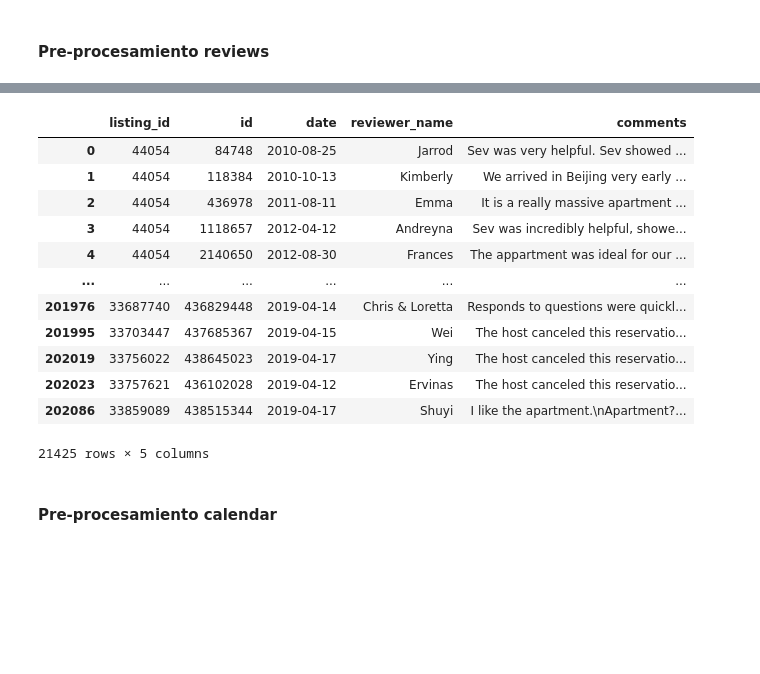
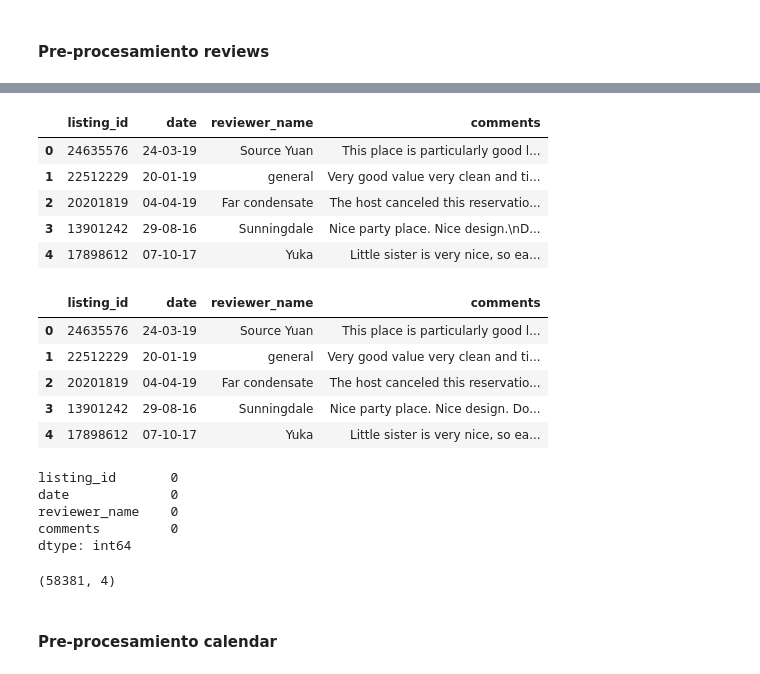
Before and after one commit to imcvis/Proyecto-Base-de-Datos, a Jupyter notebook: Pre-procesamiento.ipynb, the cells around one changed output, grey strips where cells are left out. Drawn from its saved outputs; the diff is of its cells as text; code cells hidden in the pictures; blank space fills up the shorter version.

```diff
--- a/Pre-procesamiento.ipynb
+++ b/Pre-procesamiento.ipynb
@@ -57,0 +140,2 @@ for x in reviews.listing_id.array:
+# %%
+reviews = pd.read_csv("reviews_final2.csv") #traducido
@@ -58,17 +151,13 @@ for x in reviews.listing_id.array:
+# %%
+reviews=reviews.drop(['reviewer_name','comments'], axis=1)
+reviews.rename(columns={'Unnamed: 4': 'reviewer_name', 'Unnamed: 5':'comments'}, inplace=True)
 # %%
-reviews
+reviews.head(5)
 # %% [output]
-|  | listing_id | id | date | reviewer_name | comments |
-| 0 | 44054 | 84748 | 2010-08-25 | Jarrod | Sev was very helpful. Sev showed ... |
-| 1 | 44054 | 118384 | 2010-10-13 | Kimberly | We arrived in Beijing very early ... |
-| 2 | 44054 | 436978 | 2011-08-11 | Emma | It is a really massive apartment ... |
-| 3 | 44054 | 1118657 | 2012-04-12 | Andreyna | Sev was incredibly helpful, showe... |
-| 4 | 44054 | 2140650 | 2012-08-30 | Frances | The appartment was ideal for our ... |
-| ... | ... | ... | ... | ... | ... |
-| 201976 | 33687740 | 436829448 | 2019-04-14 | Chris & Loretta | Responds to questions were quickl... |
-| 201995 | 33703447 | 437685367 | 2019-04-15 | Wei | The host canceled this reservatio... |
-| 202019 | 33756022 | 438645023 | 2019-04-17 | Ying | The host canceled this reservatio... |
-| 202023 | 33757621 | 436102028 | 2019-04-12 | Ervinas | The host canceled this reservatio... |
-| 202086 | 33859089 | 438515344 | 2019-04-17 | Shuyi | I like the apartment.\nApartment?... |
+|  | listing_id | date | reviewer_name | comments |
+| 0 | 24635576 | 24-03-19 | Source Yuan | This place is particularly good l... |
+| 1 | 22512229 | 20-01-19 | general | Very good value very clean and ti... |
+| 2 | 20201819 | 04-04-19 | Far condensate | The host canceled this reservatio... |
+| 3 | 13901242 | 29-08-16 | Sunningdale | Nice party place. Nice design.\nD... |
+| 4 | 17898612 | 07-10-17 | Yuka | Little sister is very nice, so ea... |
-21425 rows × 5 columns
 # %%
@@ -75,0 +170,21 @@ reviews.to_csv('reviews_final.csv',index=False)
+# %%
+reviews.head(5)
+# %% [output]
+|  | listing_id | date | reviewer_name | comments |
+| 0 | 24635576 | 24-03-19 | Source Yuan | This place is particularly good l... |
+| 1 | 22512229 | 20-01-19 | general | Very good value very clean and ti... |
+| 2 | 20201819 | 04-04-19 | Far condensate | The host canceled this reservatio... |
+| 3 | 13901242 | 29-08-16 | Sunningdale | Nice party place. Nice design. Do... |
+| 4 | 17898612 | 07-10-17 | Yuka | Little sister is very nice, so ea... |
+# %%
+reviews.isna().sum()
+# %% [output]
+listing_id       0
+date             0
+reviewer_name    0
+comments         0
+dtype: int64
+# %%
+reviews.shape
+# %% [output]
+(58381, 4)
```
Also changed, not shown: parts of 38 cells of this notebook, 10 other files.
